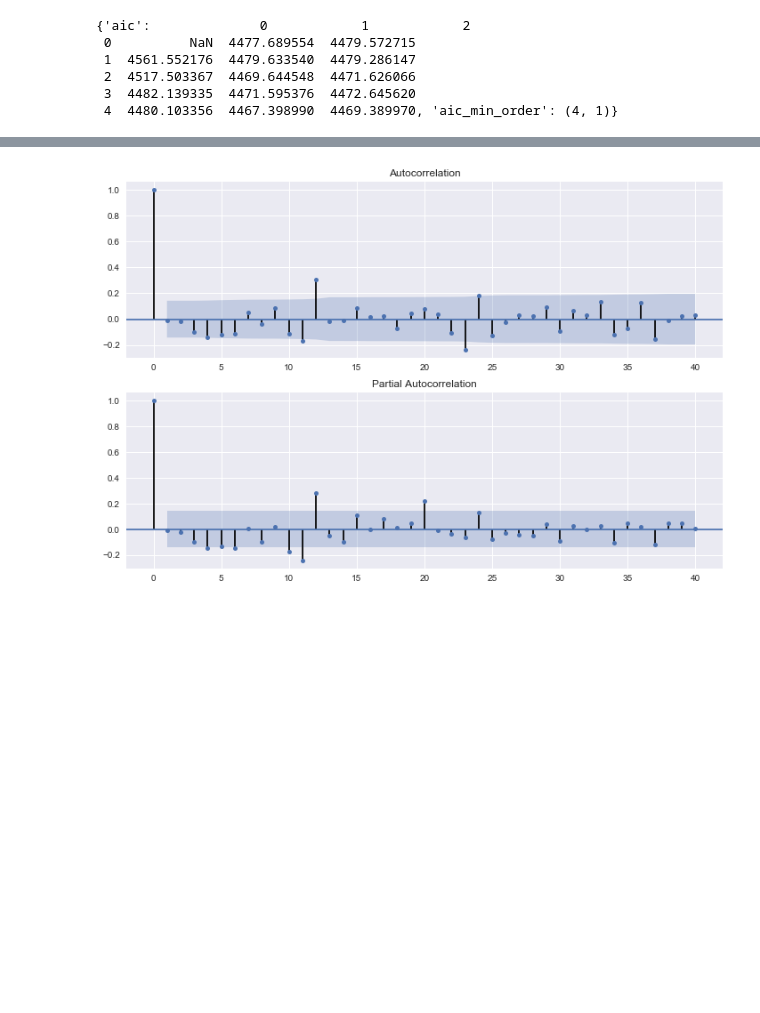
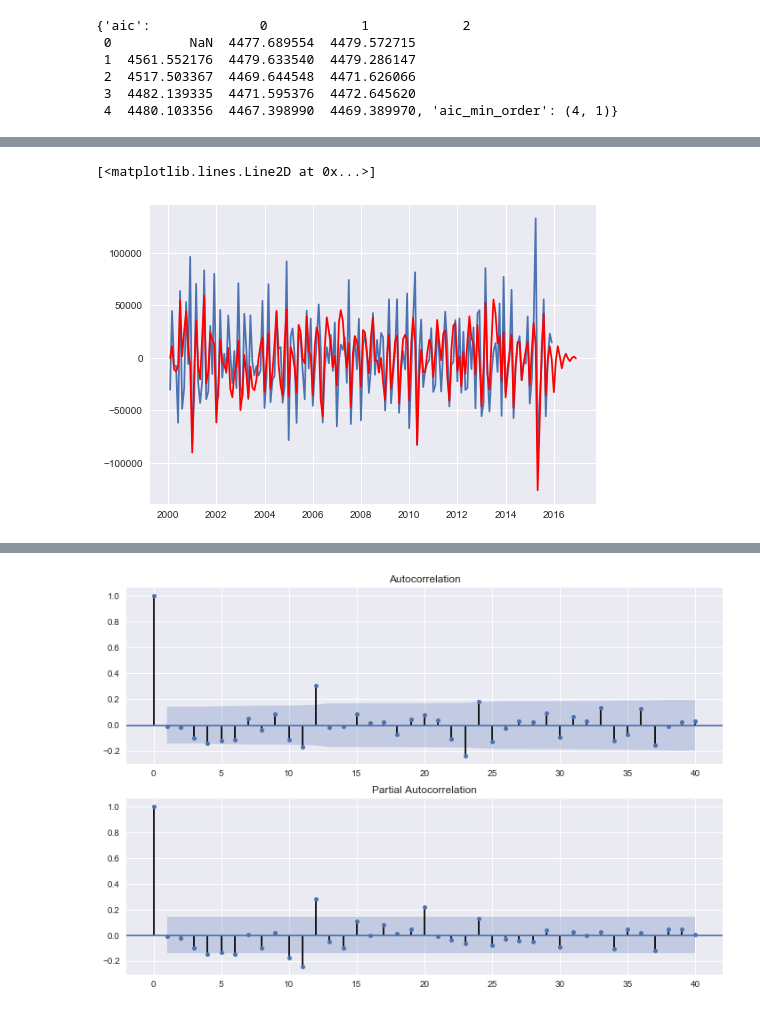
Before and after one commit to taishiroyamada/graduation_thesis_dayo, a Jupyter notebook: sotsuron_data7.ipynb, the cells around one changed output, grey strips where cells are left out. Cells and saved outputs as stored; diff of their text form; code cells hidden in the pictures; blank space fills up the shorter version.

```diff
--- a/sotsuron_data7.ipynb
+++ b/sotsuron_data7.ipynb
@@ -376,0 +453,8 @@ dtype: float64
+# %%
+arma_pred = arma.predict('2000-02-01','2016-12-01')
+# %%
+plt.plot(y_test)
+plt.plot(arma_pred, "r")
+# %% [output]
+[<matplotlib.lines.Line2D at 0x...>]
+[figure, added]
```
Also changed, not shown: parts of 37 cells of this notebook.
